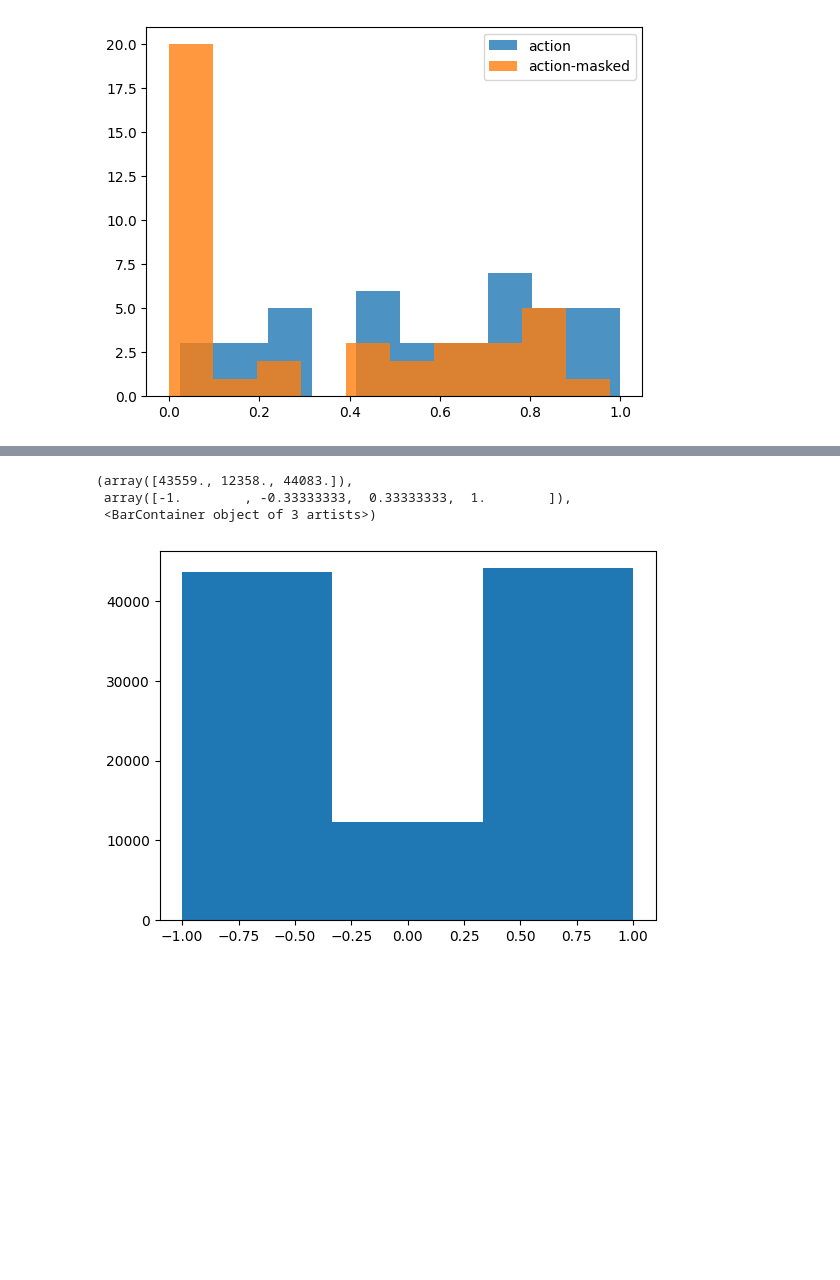
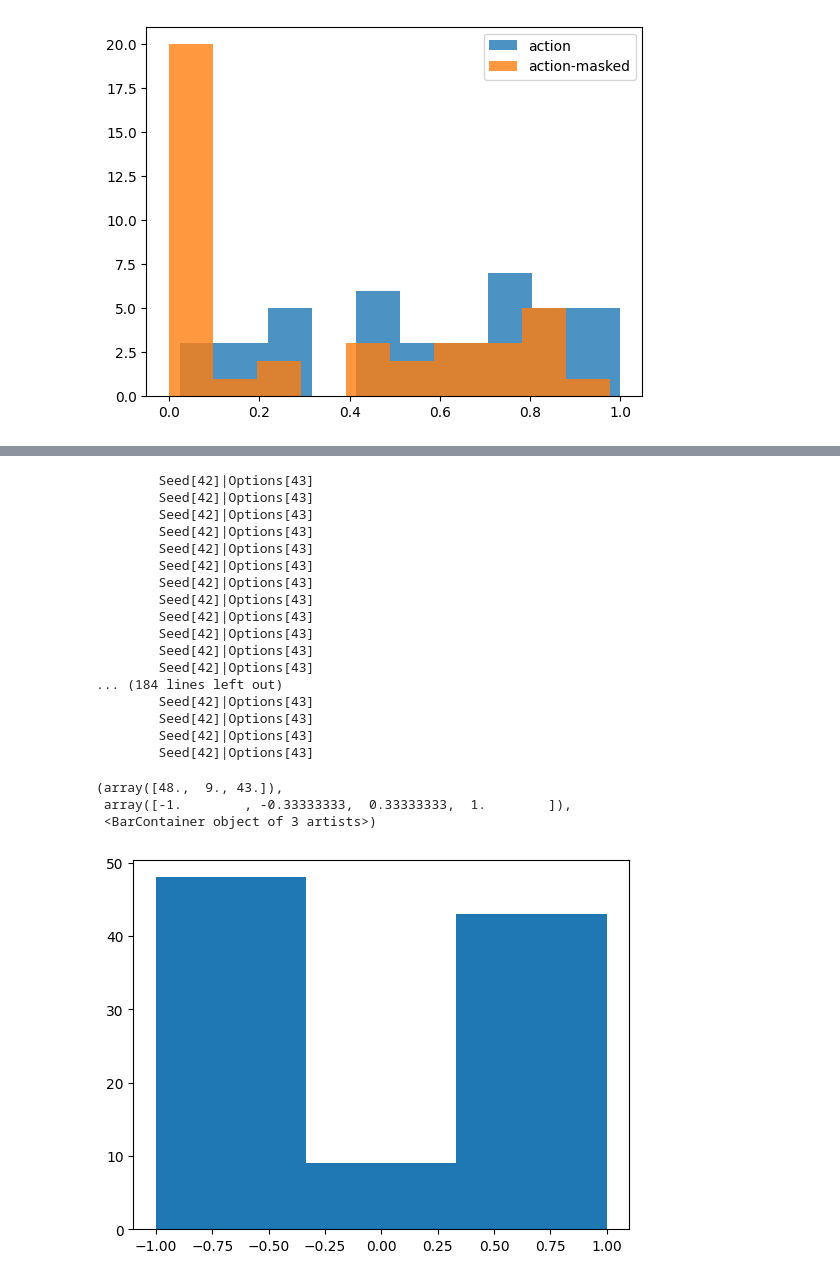
Before and after one commit to DeLnlyMthrLvr/ScopaAI_ToM, a Jupyter notebook: transition_function_tests.ipynb, the cells around one changed output, grey strips where cells are left out. Saved outputs shown, nothing was run; the diff lists cells and outputs as text; code cells hidden in the pictures; blank space fills up the shorter version.

```diff
--- a/transition_function_tests.ipynb
+++ b/transition_function_tests.ipynb
@@ -151,33 +151,49 @@ print(env.rewards)
 # %%
 from ptzoo.maenv.ma_scopa_env import MaScopaEnv
 import matplotlib.pyplot as plt
 from tqdm import tqdm
 import numpy as np
 
 scores = []
 
-for n in tqdm(range(100000)):
+for n in tqdm(range(100)):
     env = MaScopaEnv()
     env.reset()
 
     for agent in env.agent_iter():
 
         obs, rew, t,tt, info = env.last(observe=True)
 
         if t or tt:
             break
 
-
         actionspace = env.action_space(agent).sample() * info['action_mask']
 
         act = np.argmax(actionspace)
 
         env.step(act)
     scores.append(env.rewards['player_0'])
 
 plt.hist(scores, bins=3)
 # %% [output]
-(array([43559., 12358., 44083.]),
- array([-1.        , -0.33333333,  0.33333333,  1.        ]),
- <BarContainer object of 3 artists>)
+        Seed[42]|Options[43]
+        Seed[42]|Options[43]
+        Seed[42]|Options[43]
+        Seed[42]|Options[43]
+        Seed[42]|Options[43]
+        Seed[42]|Options[43]
+        Seed[42]|Options[43]
+        Seed[42]|Options[43]
+        Seed[42]|Options[43]
+        Seed[42]|Options[43]
+        Seed[42]|Options[43]
+        Seed[42]|Options[43]
+... (184 lines left out)
+        Seed[42]|Options[43]
+        Seed[42]|Options[43]
+        Seed[42]|Options[43]
+        Seed[42]|Options[43]
+(array([48.,  9., 43.]),
+ array([-1.        , -0.33333333,  0.33333333,  1.        ]),
+ <BarContainer object of 3 artists>)
-[figure, old version]
+[figure, new version]
```
Also changed, not shown: parts of 5 cells of this notebook, 5 other files.
